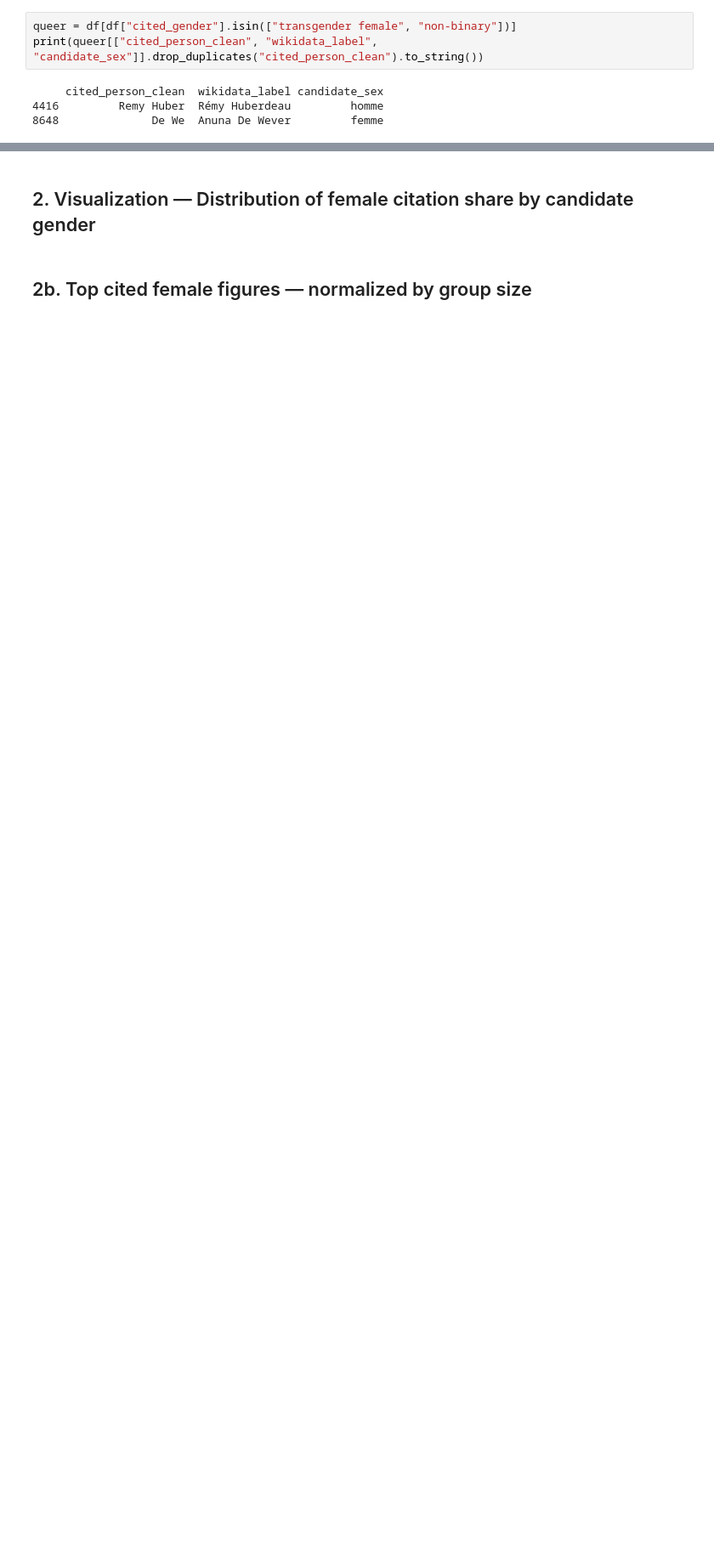
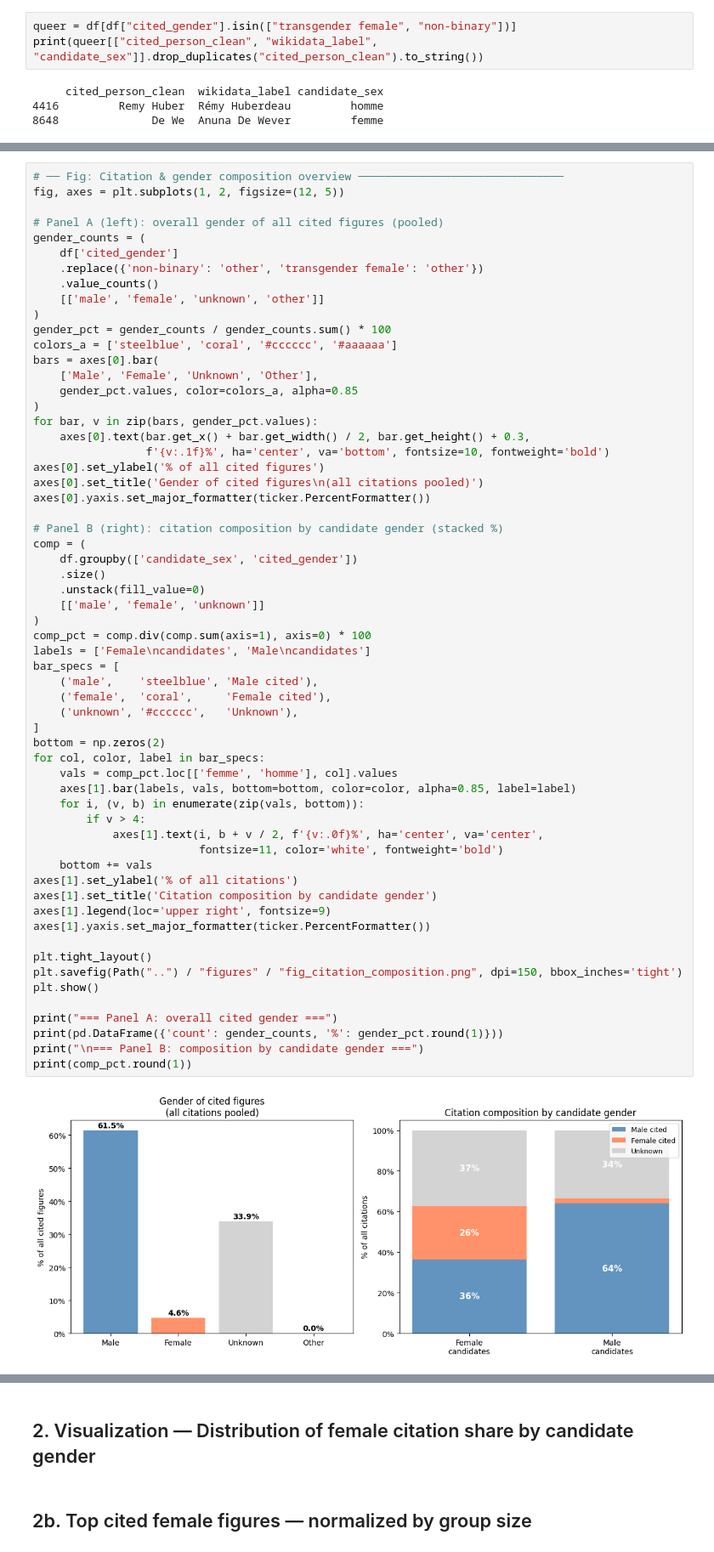
Before and after one commit to AnahiRM/NER_gender, a Jupyter notebook: notebooks/04_analysis.ipynb, the cells around one changed output, grey strips where cells are left out. Shown at 85% size. Saved outputs shown, nothing was run; the diff lists cells and outputs as text; blank space fills up the shorter version.

```diff
--- a/notebooks/04_analysis.ipynb
+++ b/notebooks/04_analysis.ipynb
@@ -53,0 +66,62 @@ print(queer[["cited_person_clean", "wikidata_label", "candidate_sex"]].drop_dupl
+# %%
+# ── Fig: Citation & gender composition overview ───────────────────────────────
+fig, axes = plt.subplots(1, 2, figsize=(12, 5))
+
+# Panel A (left): overall gender of all cited figures (pooled)
+gender_counts = (
+    df['cited_gender']
+    .replace({'non-binary': 'other', 'transgender female': 'other'})
+    .value_counts()
+    [['male', 'female', 'unknown', 'other']]
+)
+gender_pct = gender_counts / gender_counts.sum() * 100
+colors_a = ['steelblue', 'coral', '#cccccc', '#aaaaaa']
+bars = axes[0].bar(
+    ['Male', 'Female', 'Unknown', 'Other'],
+    gender_pct.values, color=colors_a, alpha=0.85
+)
+for bar, v in zip(bars, gender_pct.values):
+    axes[0].text(bar.get_x() + bar.get_width() / 2, bar.get_height() + 0.3,
+                 f'{v:.1f}%', ha='center', va='bottom', fontsize=10, fontweight='bold')
+axes[0].set_ylabel('% of all cited figures')
+axes[0].set_title('Gender of cited figures\n(all citations pooled)')
+axes[0].yaxis.set_major_formatter(ticker.PercentFormatter())
+
+# Panel B (right): citation composition by candidate gender (stacked %)
+comp = (
+    df.groupby(['candidate_sex', 'cited_gender'])
+    .size()
+    .unstack(fill_value=0)
+    [['male', 'female', 'unknown']]
+)
+comp_pct = comp.div(comp.sum(axis=1), axis=0) * 100
+labels = ['Female\ncandidates', 'Male\ncandidates']
+bar_specs = [
+    ('male',    'steelblue', 'Male cited'),
+    ('female',  'coral',     'Female cited'),
+    ('unknown', '#cccccc',   'Unknown'),
+]
+bottom = np.zeros(2)
+for col, color, label in bar_specs:
+    vals = comp_pct.loc[['femme', 'homme'], col].values
+    axes[1].bar(labels, vals, bottom=bottom, color=color, alpha=0.85, label=label)
+    for i, (v, b) in enumerate(zip(vals, bottom)):
+        if v > 4:
+            axes[1].text(i, b + v / 2, f'{v:.0f}%', ha='center', va='center',
+                         fontsize=11, color='white', fontweight='bold')
+    bottom += vals
+axes[1].set_ylabel('% of all citations')
+axes[1].set_title('Citation composition by candidate gender')
+axes[1].legend(loc='upper right', fontsize=9)
+axes[1].yaxis.set_major_formatter(ticker.PercentFormatter())
+
+plt.tight_layout()
+plt.savefig(Path("..") / "figures" / "fig_citation_composition.png", dpi=150, bbox_inches='tight')
+plt.show()
+
+print("=== Panel A: overall cited gender ===")
+print(pd.DataFrame({'count': gender_counts, '%': gender_pct.round(1)}))
+print("\n=== Panel B: composition by candidate gender ===")
+print(comp_pct.round(1))
+# %% [output]
+[figure, added]
```
Also changed, not shown: parts of 14 cells of this notebook, 15 other files.
